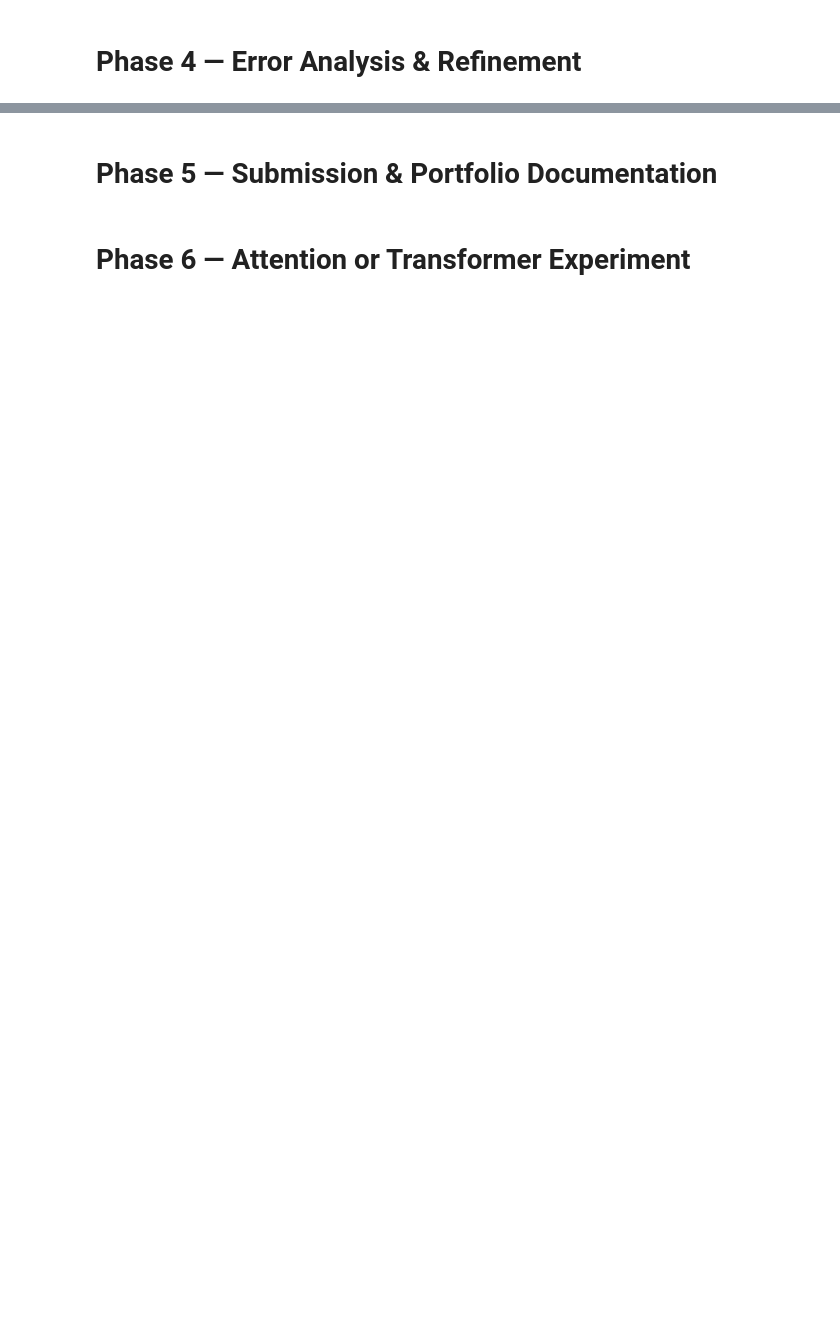
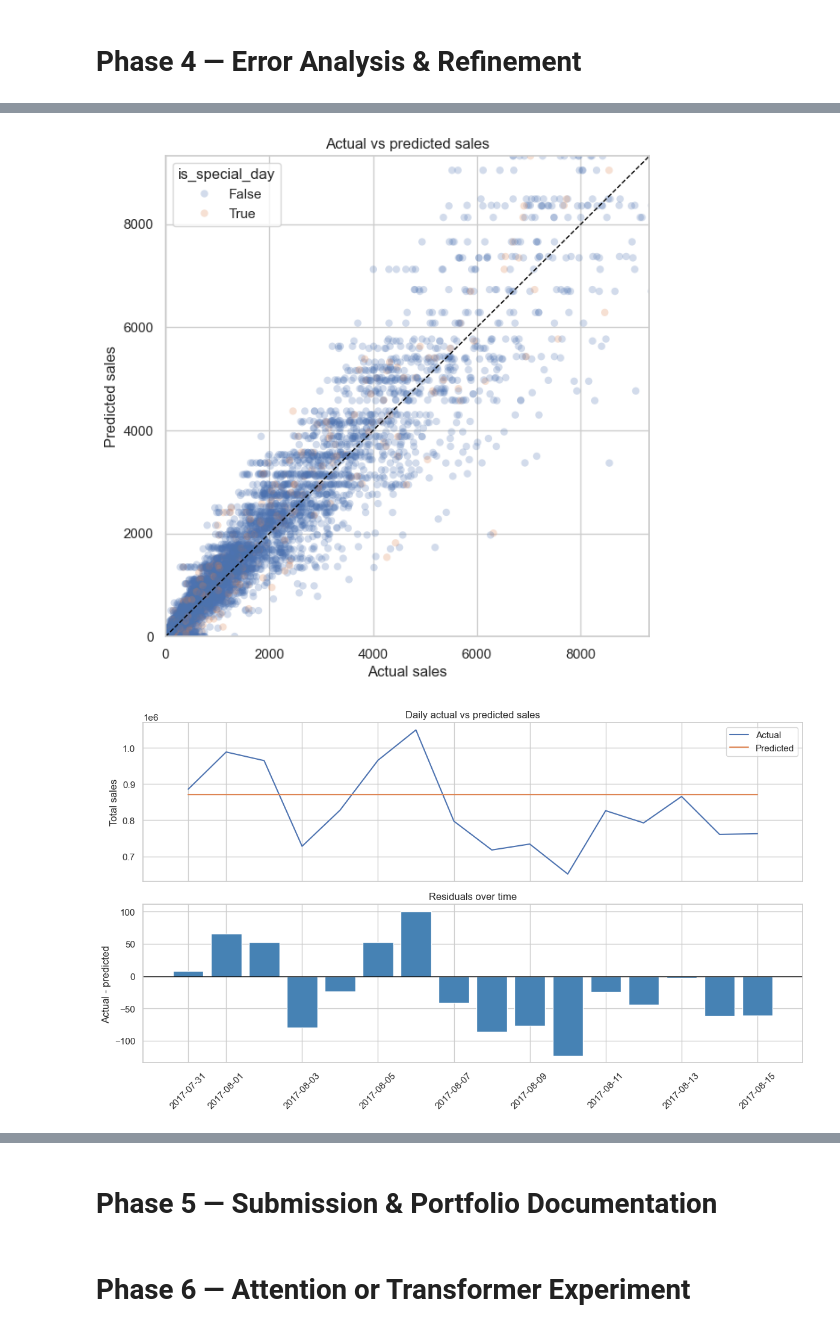
Before and after one commit to mutassimalzeem/store-sales-time-series-forecasting, a Jupyter notebook: notebooks/analysis.ipynb, the cells around one changed output, grey strips where cells are left out. Cells and saved outputs as stored; diff of their text form; code cells hidden in the pictures; blank space fills up the shorter version.

```diff
--- a/notebooks/analysis.ipynb
+++ b/notebooks/analysis.ipynb
@@ -2868,0 +2962,48 @@ selected_model_summary
+# %%
+plot_sample = validation_analysis.sample(n=min(60000, len(validation_analysis)), random_state=42)
+
+fig, ax = plt.subplots(figsize=(7, 7))
+sns.scatterplot(
+    data=plot_sample,
+    x="sales",
+    y="prediction",
+    hue="is_special_day",
+    alpha=0.25,
+    linewidth=0,
+    ax=ax,
+)
+max_axis = float(plot_sample[["sales", "prediction"]].quantile(0.995).max())
+ax.plot([0, max_axis], [0, max_axis], color="black", linewidth=1, linestyle="--")
+ax.set_xlim(0, max_axis)
+ax.set_ylim(0, max_axis)
+ax.set_title("Actual vs predicted sales")
+ax.set_xlabel("Actual sales")
+ax.set_ylabel("Predicted sales")
+plt.show()
+
+daily_residuals = validation_analysis.groupby("date", as_index=False).agg(
+    actual_sales=("sales", "sum"),
+    predicted_sales=("prediction", "sum"),
+    mean_residual=("residual", "mean"),
+    rmsle=("squared_log_error", lambda values: float(np.sqrt(np.mean(values)))),
+    special_day_share=("is_special_day", "mean"),
+)
+
+fig, axes = plt.subplots(2, 1, figsize=(12, 7), sharex=True)
+sns.lineplot(data=daily_residuals, x="date", y="actual_sales", label="Actual", ax=axes[0])
+sns.lineplot(data=daily_residuals, x="date", y="predicted_sales", label="Predicted", ax=axes[0])
+axes[0].set_title("Daily actual vs predicted sales")
+axes[0].set_ylabel("Total sales")
+
+axes[1].bar(daily_residuals["date"], daily_residuals["mean_residual"], color="steelblue", width=0.8)
+axes[1].axhline(0, color="black", linewidth=1)
+axes[1].set_title("Residuals over time")
+axes[1].set_ylabel("Actual - predicted")
+axes[1].tick_params(axis="x", rotation=45)
+plt.tight_layout()
+plt.show()
+
+daily_residuals
+# %% [output]
+[figure, added]
+[figure, added]
```
Also changed, not shown: parts of 19 cells of this notebook.
